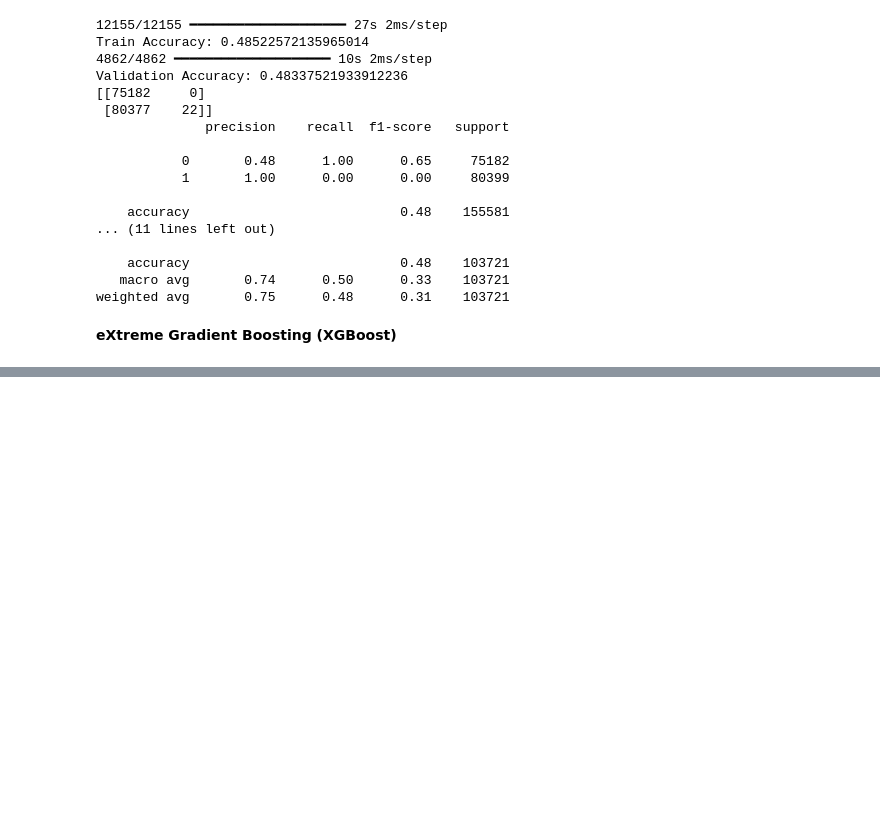
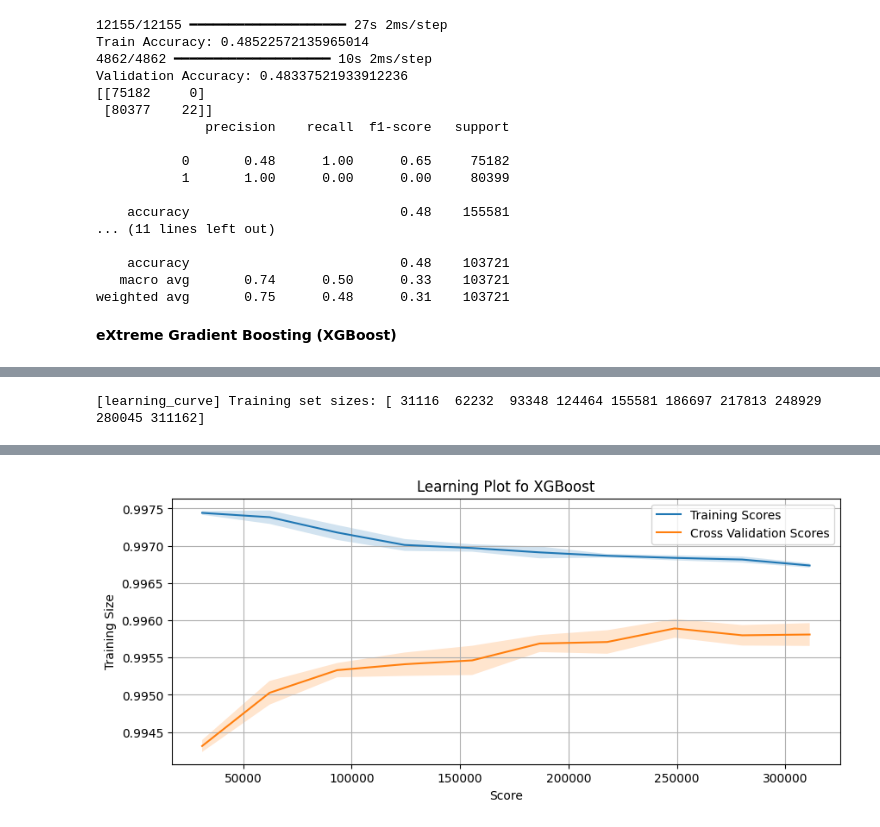
Before and after one commit to Freiden31/Algo-Model, a Jupyter notebook: compare_algo.ipynb, the cells around one changed output, grey strips where cells are left out. Saved outputs shown, nothing was run; the diff lists cells and outputs as text; code cells hidden in the pictures; blank space fills up the shorter version.

```diff
--- a/compare_algo.ipynb
+++ b/compare_algo.ipynb
@@ -378,0 +384,11 @@ weighted avg       0.75      0.48      0.31    103721
+# %%
+params = {
+    'n_estimators': 500,
+    'learning_rate': 0.05,
+    'max_depth': 6,
+    'subsample': 0.8,
+    'colsample_bytree': 0.8,
+    'gamma': 1,
+    'reg_alpha': 0.1,
+    'reg_lambda': 1,
+}
@@ -378,0 +492,44 @@ weighted avg       0.75      0.48      0.31    103721
+# %%
+def xgboost_learn(estimator, X, y, cv=5, n_jobs=-1, train_sizes=np.linspace(0.1, 1.0, 10)):
+    if hasattr(estimator, 'n_estimators'):
+        estimator.n_estimators=500
+
+    train_sizes, train_scores, test_scores = learning_curve(
+        estimator=estimator,
+        X=X, y=y,
+        cv=cv,
+        n_jobs=n_jobs,
+        train_sizes=train_sizes,
+        verbose=1
+    )
+
+    train_mean = np.mean(train_scores, axis=1)
+    train_std = np.std(train_scores, axis=1)
+    test_mean = np.mean(test_scores, axis=1)
+    test_std = np.std(test_scores, axis=1)
+
+    plt.figure(figsize=(10, 4))
+    plt.plot(train_sizes, train_mean, label="Training Scores")
+    plt.fill_between(
+        train_sizes,
+        train_mean - train_std,
+        train_mean + train_std,
+        alpha=0.2
+    )
+    plt.plot(train_sizes, test_mean, label='Cross Validation Scores')
+    plt.fill_between(
+        train_sizes,
+        test_mean - test_std,
+        test_mean + test_std,
+        alpha=0.2
+    )
+    plt.title('Learning Plot fo XGBoost')
+    plt.xlabel('Score')
+    plt.ylabel('Training Size')
+    plt.legend()
+    plt.grid(True)
+    plt.show()
+
+xgboost_learn(XGBC(random_state=42), X_train, y_train)
+# %% [output]
+[learning_curve] Training set sizes: [ 31116  62232  93348 124464 155581 186697 217813 248929 280045 311162]
@@ -378,0 +538 @@ weighted avg       0.75      0.48      0.31    103721
+[figure, added]
```
Also changed, not shown: parts of 9 cells of this notebook.
